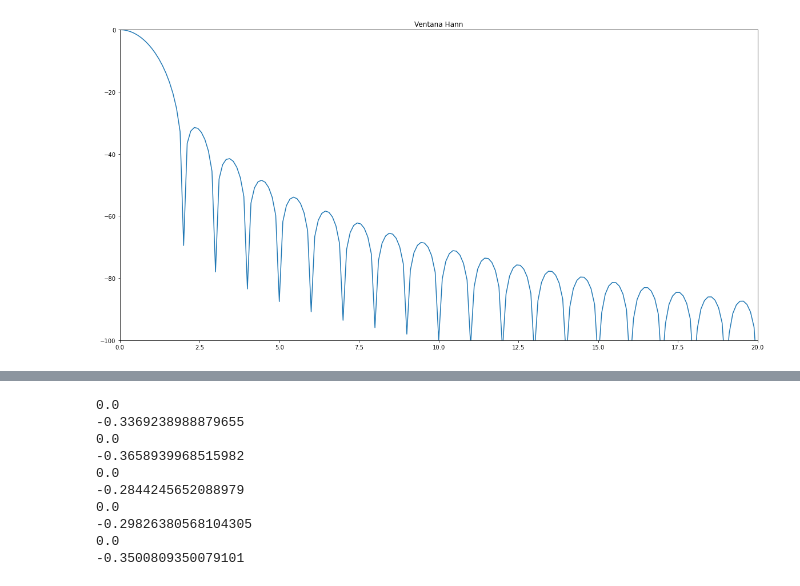
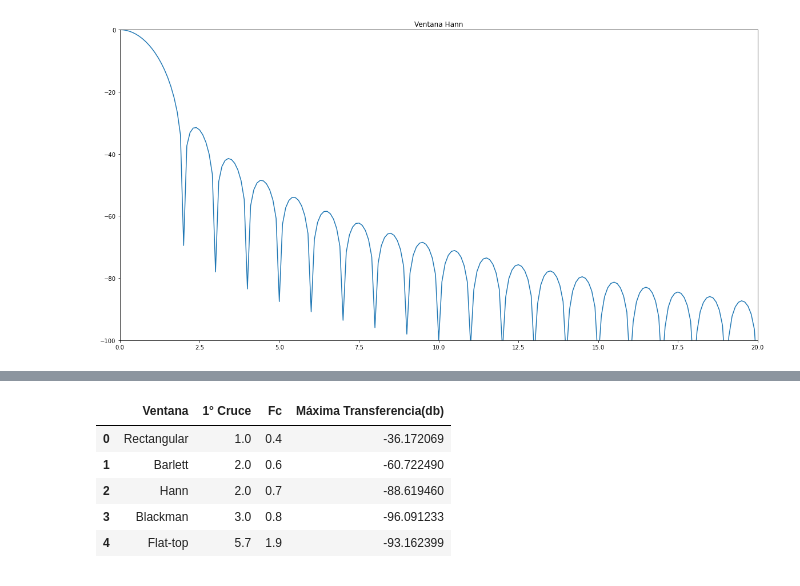
Before and after one commit to SalviaN94/PDS2021, a Jupyter notebook: ventanas_notebook.ipynb, the cells around one changed output, grey strips where cells are left out. Saved outputs shown, nothing was run; the diff lists cells and outputs as text; code cells hidden in the pictures.

```diff
--- a/ventanas_notebook.ipynb
+++ b/ventanas_notebook.ipynb
@@ -162,31 +161,0 @@ print(max(dft_window_flat_mag))
-# %%
-#Rectangular
-print(find_nearest(rec_mag_log, 0))
-print(find_nearest(rec_mag_log, -3) * fs/N_9)
-
-#Barlett
-print(find_nearest(barlett_mag_log, 0))
-print(find_nearest(barlett_mag_log, -3) * fs/N_9)
-
-#Hann
-print(find_nearest(hann_mag_log, 0))
-print(find_nearest(hann_mag_log, -3) * fs/N_9)
-
-#Blackman
-print(find_nearest(blackman_mag_log, 0))
-print(find_nearest(blackman_mag_log, -3) * fs/N_9)
-
-#Flat-top
-print(find_nearest(flat_mag_log, 0))
-print(find_nearest(flat_mag_log, -3) * fs/N_9)
-# %% [output]
-0.0
--0.3369238988879655
-0.0
--0.3658939968515982
-0.0
--0.2844245652088979
-0.0
--0.29826380568104305
-0.0
--0.3500809350079101
@@ -192,0 +243,16 @@ print(find_nearest(flat_mag_log, -3) * fs/N_9)
+# %%
+# Creamos la tabla
+data = [['Rectangular', frec_zero_rec, frec_3db_rec, max_transfer_rec],
+        ['Barlett', frec_zero_barlett, frec_3db_barlett, max_transfer_barlett],
+        ['Hann', frec_zero_hann, frec_3db_hann, max_transfer_hann],
+        ['Blackman', frec_zero_blackman, frec_3db_blackman, max_transfer_blackman],
+        ['Flat-top', frec_zero_flat, frec_3db_flat, max_transfer_flat]]
+df = pd.DataFrame(data, columns = ['Ventana', '1° Cruce', 'Fc', 'Máxima Transferencia(db)'])
+df
+# %% [output]
+|  | Ventana | 1° Cruce | Fc | Máxima Transferencia(db) |
+| 0 | Rectangular | 1.0 | 0.4 | -36.172069 |
+| 1 | Barlett | 2.0 | 0.6 | -60.722490 |
+| 2 | Hann | 2.0 | 0.7 | -88.619460 |
+| 3 | Blackman | 3.0 | 0.8 | -96.091233 |
+| 4 | Flat-top | 5.7 | 1.9 | -93.162399 |
```
Also changed, not shown: parts of 6 cells of this notebook.
